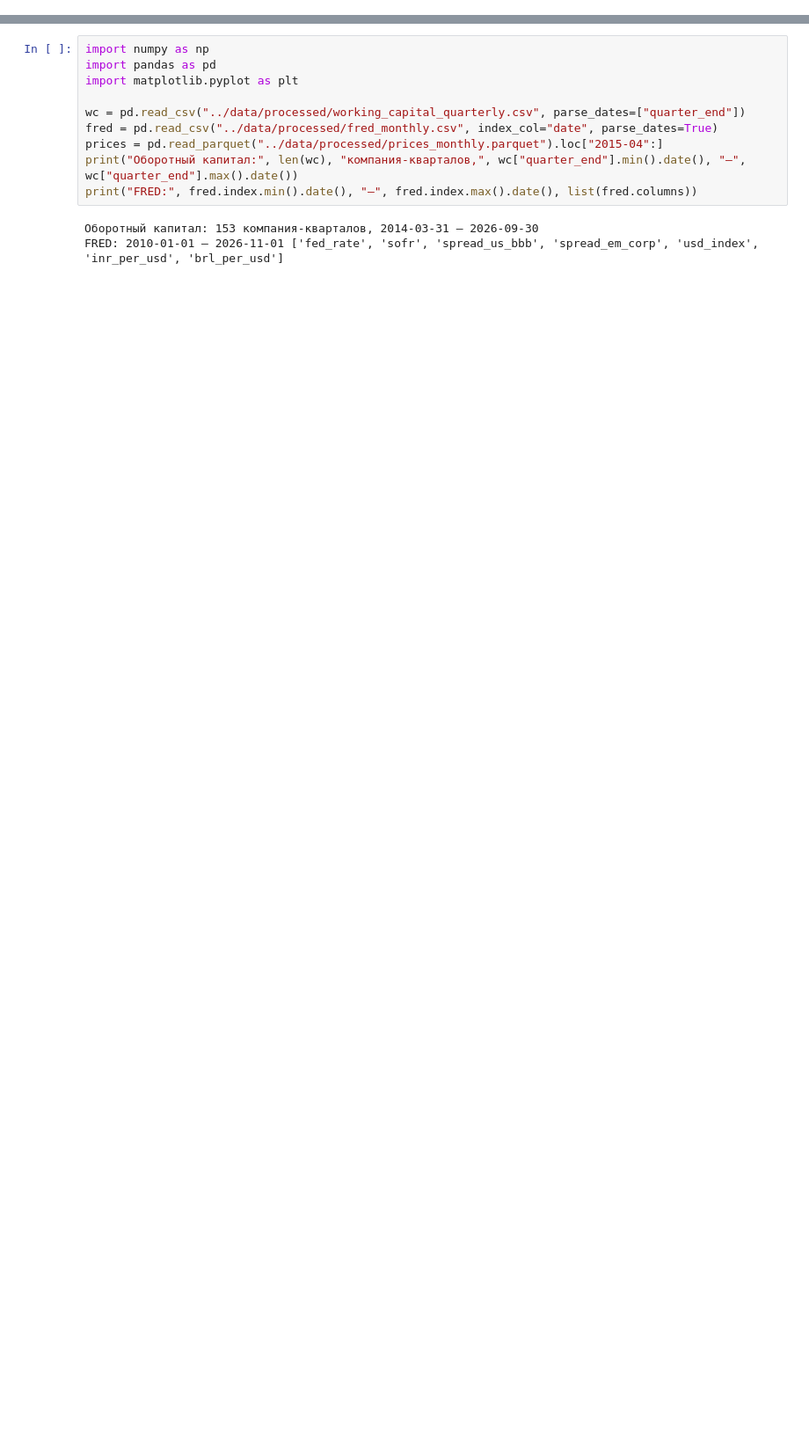
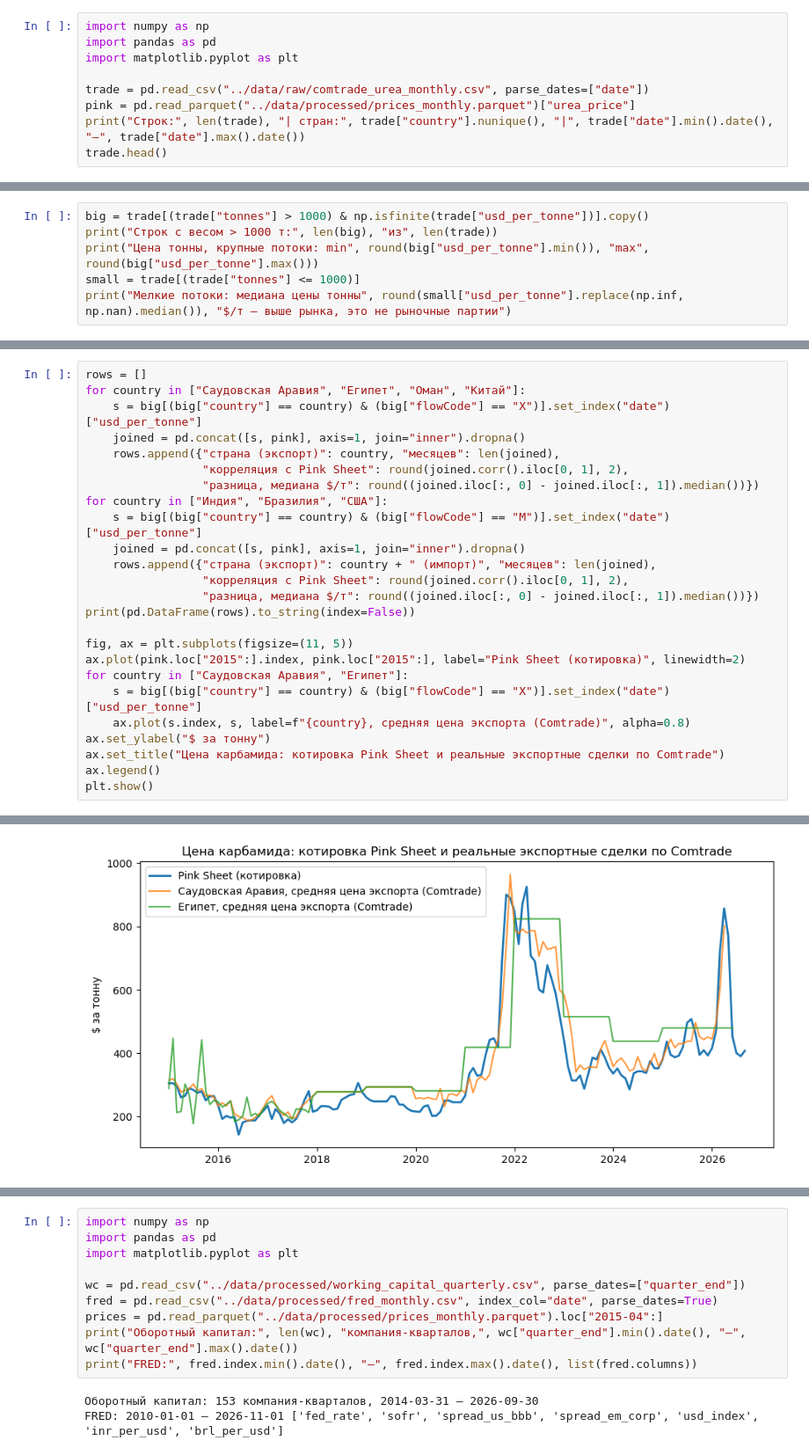
Before and after one commit to VldslMr/fertilizer-supply-chain-digital-model, a Jupyter notebook: checkpoint_2/elizaveta_eda/notebooks/02_eda_external.ipynb, the cells around one changed output, grey strips where cells are left out. Shown at 88% size. Cells and saved outputs as stored; diff of their text form; blank space fills up the shorter version.

```diff
--- a/checkpoint_2/elizaveta_eda/notebooks/05_markup_financing.ipynb
+++ b/checkpoint_2/elizaveta_eda/notebooks/02_eda_external.ipynb
@@ -0,0 +23,9 @@
+# %%
+import numpy as np
+import pandas as pd
+import matplotlib.pyplot as plt
+
+trade = pd.read_csv("../data/raw/comtrade_urea_monthly.csv", parse_dates=["date"])
+pink = pd.read_parquet("../data/processed/prices_monthly.parquet")["urea_price"]
+print("Строк:", len(trade), "| стран:", trade["country"].nunique(), "|", trade["date"].min().date(), "–", trade["date"].max().date())
+trade.head()
@@ -0,0 +83,6 @@
+# %%
+big = trade[(trade["tonnes"] > 1000) & np.isfinite(trade["usd_per_tonne"])].copy()
+print("Строк с весом > 1000 т:", len(big), "из", len(trade))
+print("Цена тонны, крупные потоки: min", round(big["usd_per_tonne"].min()), "max", round(big["usd_per_tonne"].max()))
+small = trade[(trade["tonnes"] <= 1000)]
+print("Мелкие потоки: медиана цены тонны", round(small["usd_per_tonne"].replace(np.inf, np.nan).median()), "$/т — выше рынка, это не рыночные партии")
@@ -0,0 +96,26 @@
+# %%
+rows = []
+for country in ["Саудовская Аравия", "Египет", "Оман", "Китай"]:
+    s = big[(big["country"] == country) & (big["flowCode"] == "X")].set_index("date")["usd_per_tonne"]
+    joined = pd.concat([s, pink], axis=1, join="inner").dropna()
+    rows.append({"страна (экспорт)": country, "месяцев": len(joined),
+                 "корреляция с Pink Sheet": round(joined.corr().iloc[0, 1], 2),
+                 "разница, медиана $/т": round((joined.iloc[:, 0] - joined.iloc[:, 1]).median())})
+for country in ["Индия", "Бразилия", "США"]:
+    s = big[(big["country"] == country) & (big["flowCode"] == "M")].set_index("date")["usd_per_tonne"]
+    joined = pd.concat([s, pink], axis=1, join="inner").dropna()
+    rows.append({"страна (экспорт)": country + " (импорт)", "месяцев": len(joined),
+                 "корреляция с Pink Sheet": round(joined.corr().iloc[0, 1], 2),
+                 "разница, медиана $/т": round((joined.iloc[:, 0] - joined.iloc[:, 1]).median())})
+print(pd.DataFrame(rows).to_string(index=False))
+
+fig, ax = plt.subplots(figsize=(11, 5))
+ax.plot(pink.loc["2015":].index, pink.loc["2015":], label="Pink Sheet (котировка)", linewidth=2)
+for country in ["Саудовская Аравия", "Египет"]:
+    s = big[(big["country"] == country) & (big["flowCode"] == "X")].set_index("date")["usd_per_tonne"]
+    ax.plot(s.index, s, label=f"{country}, средняя цена экспорта (Comtrade)", alpha=0.8)
+ax.set_ylabel("$ за тонну")
+ax.set_title("Цена карбамида: котировка Pink Sheet и реальные экспортные сделки по Comtrade")
+ax.legend()
+plt.show()
+# %% [output]
@@ -0,0 +130 @@
+[figure, added]
```
Also changed, not shown: parts of 34 cells of this notebook, 8 other files.
